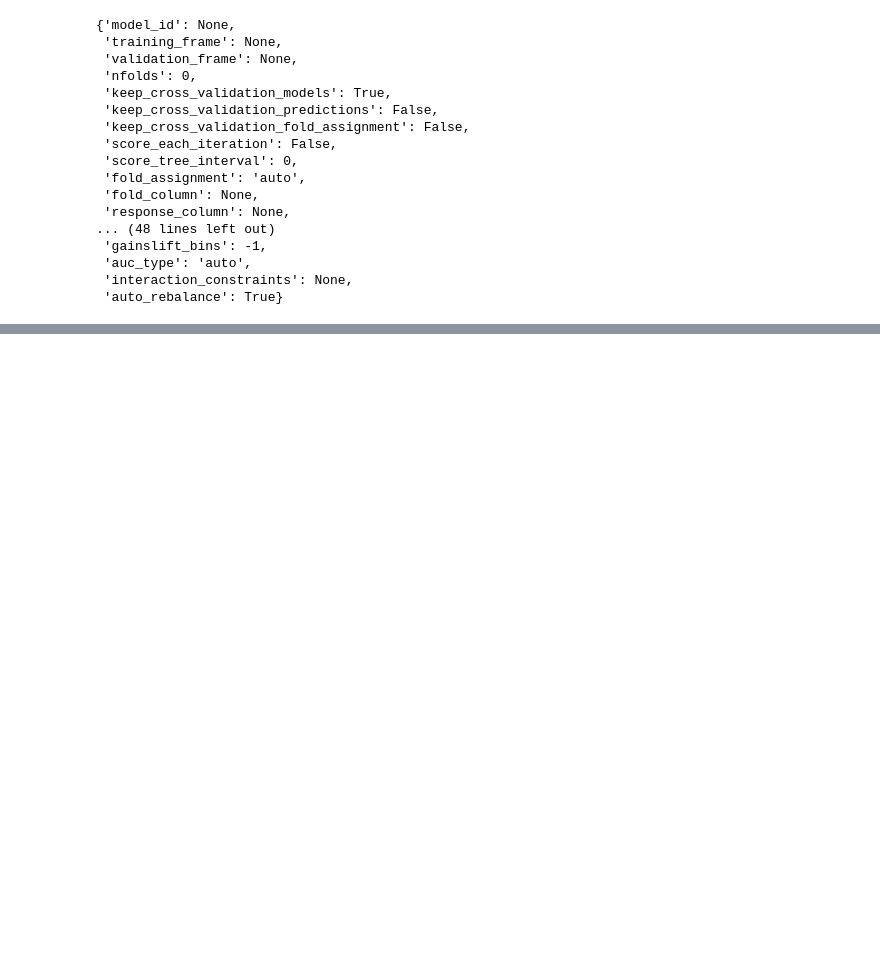
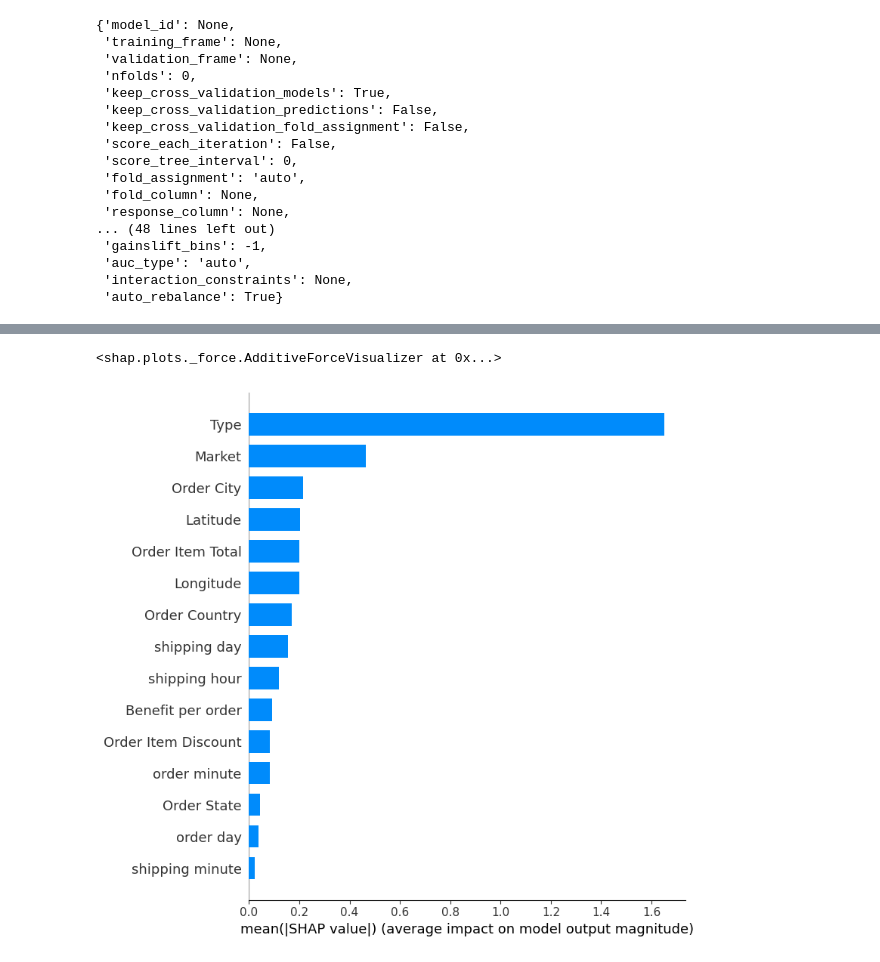
Before and after one commit to McGill-MMA-EnterpriseAnalytics/DataCo_Supply_Chain, a Jupyter notebook: models/Order_Fraud_Detection_Update.ipynb, the cells around one changed output, grey strips where cells are left out. Cells and saved outputs as stored; diff of their text form; code cells hidden in the pictures; blank space fills up the shorter version.

```diff
--- a/models/Order_Fraud_Detection_Update.ipynb
+++ b/models/Order_Fraud_Detection_Update.ipynb
@@ -436,0 +456,12 @@ TypeError: The passed model is not callable and cannot be analyzed directly with
+# %%
+indices_label_0 = [i for i, label in enumerate(y_resampled) if label == 0]
+
+instance_index = indices_label_0[0]  # Adjust this index to plot other instances
+shap.force_plot(explainer.expected_value, shap_values.values[instance_index], feature_names=X_resampled_sel.columns)
+# %% [output]
+<shap.plots._force.AdditiveForceVisualizer at 0x...>
+# %%
+# Generate the summary plot
+shap.summary_plot(shap_values, X_resampled_sel, plot_type="bar")
+# %% [output]
+[figure, added]
```
Also changed, not shown: parts of 15 cells of this notebook.
